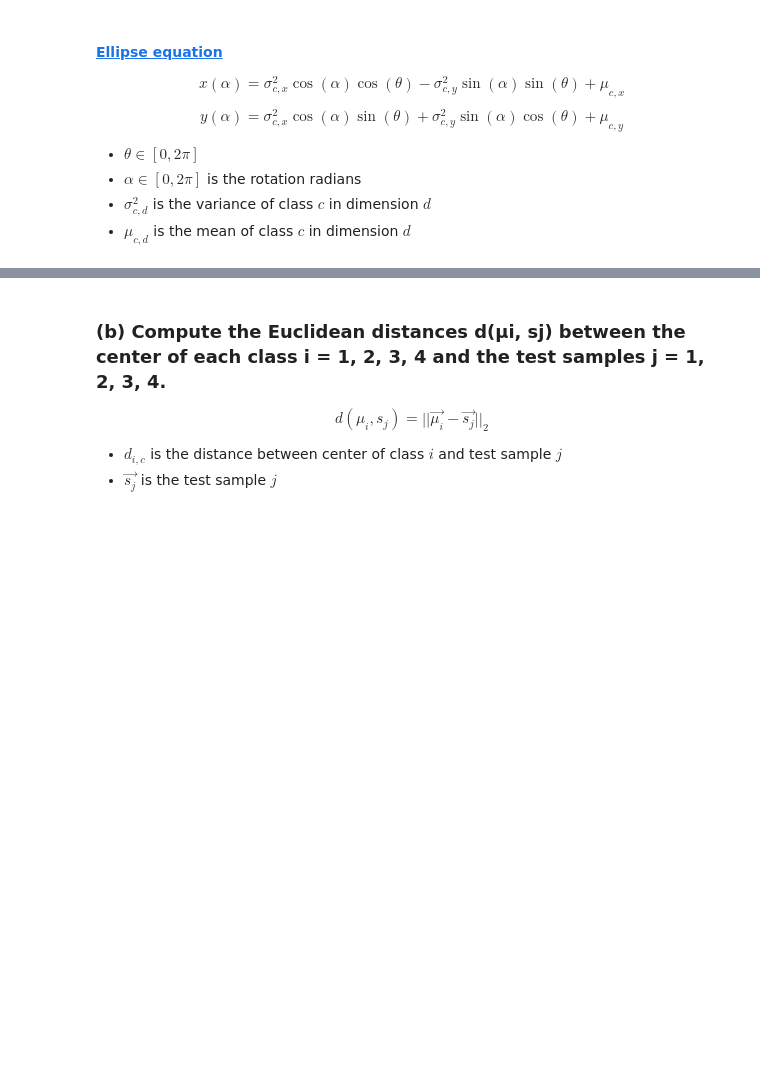
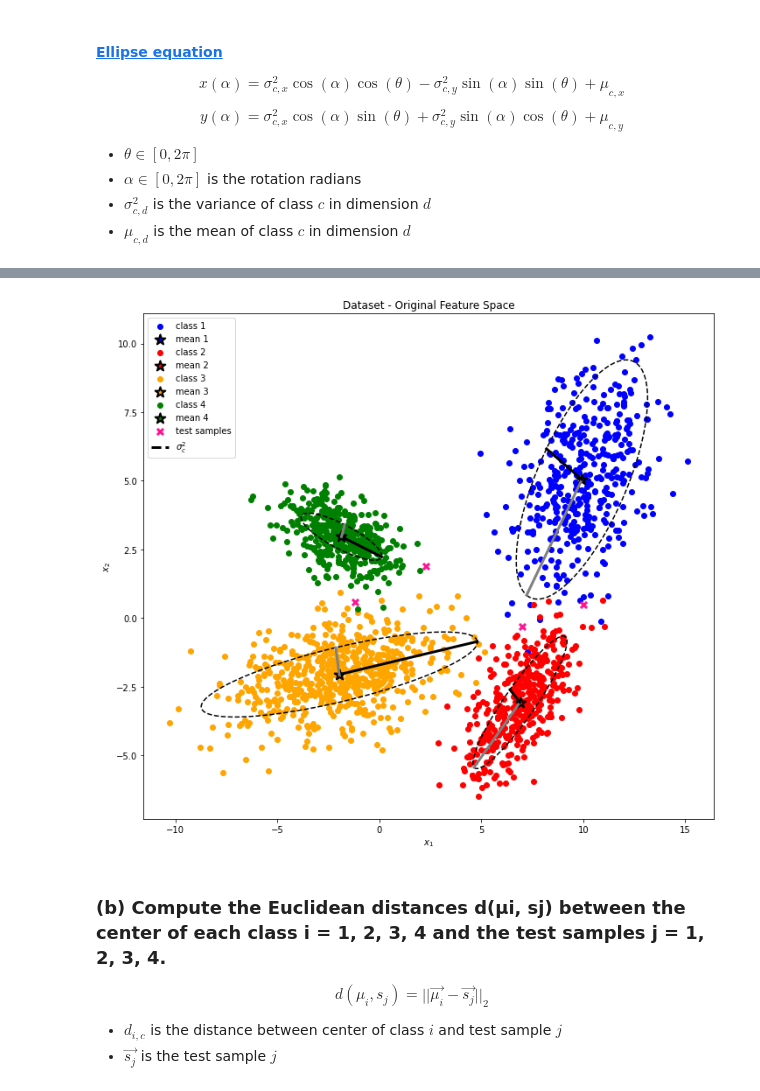
Before and after one commit to tmwatchanan/pattern-recognition, a Jupyter notebook: miniproject_1.ipynb, the cells around one changed output, grey strips where cells are left out. Cells and saved outputs as stored; diff of their text form; code cells hidden in the pictures; blank space fills up the shorter version.

```diff
--- a/miniproject_1.ipynb
+++ b/miniproject_1.ipynb
@@ -63,7 +69,7 @@ $$ \vec{s^2_c}(\mathbf{x}) = \frac{1}{N-1} \sum_{i=1}^{N}(\vec{x_i}-\vec{\mu_c})
 # %%
 variances = []
 for c in range(C):
-    var = np.var(data[c], axis=1)
+    var = np.var(data[c], axis=1, ddof=1)
     variances.append(var)
     print(f"variance {c} = {var}")
 variances = np.array(variances)
@@ -74,0 +81,21 @@ variance 3 = [1.89887304 0.66315154]
+# %%
+# numpy's built-in function for computing covariance matrix
+
+np_covariances = []
+for c in range(C):
+    cov = np.cov(data[c], ddof=1)
+    np_covariances.append(cov)
+#     print(f"covariance {c} \n {cov}")
+np_covariances = np.array(np_covariances)
+# %%
+# my function for computing covariance matrix (without optimization)
+
+covariances = np.zeros((C, D, D))
+for c in range(C):
+    for i in range(D):
+        for j in range(D):
+            cov = np.sum((data[c][i] - means[c][i]) * (data[c][j] - means[c][j])) / (N[c]-1.)
+            covariances[c, i, j] = cov
+#             print(f"covariance {c} {i} {j} = {cov}")
+
+print("covariances\n", covariances)
@@ -78,0 +119,8 @@ array([1.89887304, 0.66315154])
+# %%
+eigenvalues, eigenvectors = [], []
+for c in range(C):
+    val, vec = np.linalg.eig(covariances[c])
+    eigenvalues.append(val)
+    eigenvectors.append(vec)
+eigenvalues = np.array(eigenvalues)
+eigenvectors = np.array(eigenvectors)
@@ -138,3 +223,7 @@ plt.tight_layout()
+# %%
+visualize_space(data, means, eigenvalues, eigenvectors, title="Dataset - Original Feature Space", save_name="dataset-original_feature_space.png", test_samples=test_samples) # (10, 7)
+# %% [output]
+[figure, added]
 # %% [markdown]
 ### (b) Compute the Euclidean distances d(µi, sj) between the center of each class i = 1, 2, 3, 4 and the test samples j = 1, 2, 3, 4.
 
```
Also changed, not shown: parts of 39 cells of this notebook.
